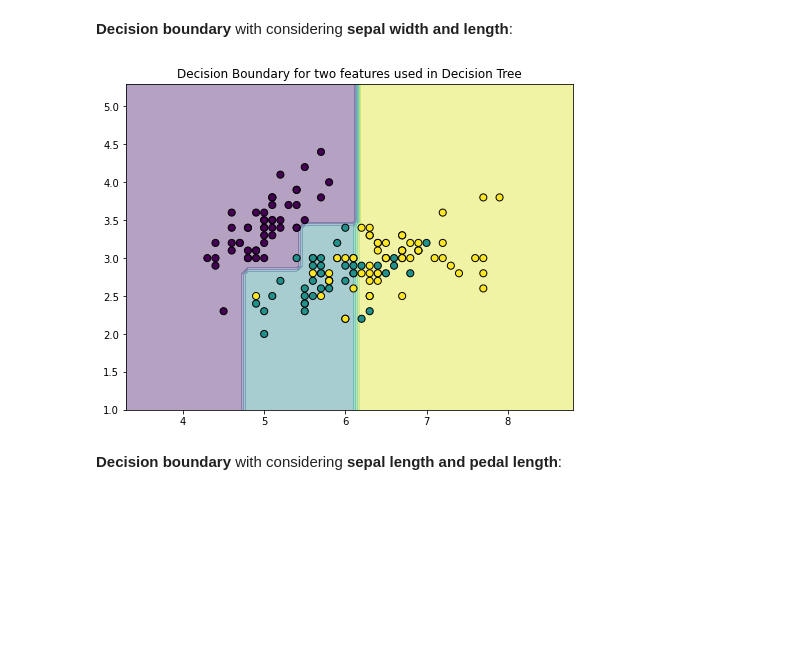
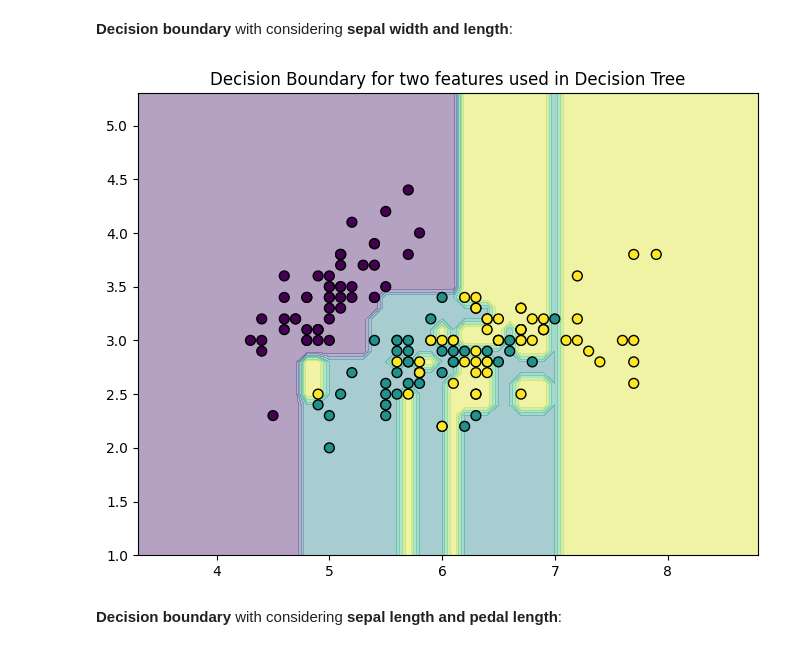
Before and after one commit to Tejasri-Pendota/FMML_Projects_and_Labs, a Jupyter notebook: M5_L2_DT.ipynb, the cells around one changed output. Drawn from its saved outputs; the diff is of its cells as text; code cells hidden in the pictures; blank space fills up the shorter version.

```diff
--- a/M5_L2_DT.ipynb
+++ b/M5_L2_DT.ipynb
@@ -154,3 +171,8 @@ Repeat Exercise 1 for the above tree as well.
 ---
 
 We observe that even though that the tree had four features available to it, the tree uses only two of them to classify the cases of species. It gives us an idea that those two features chosen are performing quite decently. Let us examine the decision boundary generated by the tree when only those two features namely **petal length and petal width** are used
+# %%
+clf = tree.DecisionTreeClassifier(random_state = 0, max_depth = 2 )
+pair = [2, 3]
+clf.fit(X[:, pair], y)
+plotDecisionBoundary(X, y, [2, 3], clf)
@@ -163,0 +188,5 @@ plotDecisionBoundary(X, y, [2, 3], clf)
+# %%
+clf = tree.DecisionTreeClassifier(random_state = 0, max_depth = 5 )
+pair = [2, 3]
+clf.fit(X[:, pair], y)
+plotDecisionBoundary(X, y, [2, 3], clf)
@@ -163,0 +195,5 @@ plotDecisionBoundary(X, y, [2, 3], clf)
+# %%
+clf = tree.DecisionTreeClassifier(random_state = 0, max_depth = 10 )
+pair = [2, 3]
+clf.fit(X[:, pair], y)
+plotDecisionBoundary(X, y, [2, 3], clf)
@@ -164,12 +202,12 @@ plotDecisionBoundary(X, y, [2, 3], clf)
 # %% [markdown]
 **Decision boundary** with considering **sepal width and length**:
 # %%
-clf = tree.DecisionTreeClassifier(random_state = 0, max_depth = 3)
+clf = tree.DecisionTreeClassifier(random_state = 0, max_depth = 10)
 pair = [0, 1]
 clf.fit(X[:, pair], y)
 plotDecisionBoundary(X, y, pair, clf)
 # %% [output]
-[figure, old version]
+[figure, new version]
 # %% [markdown]
 **Decision boundary** with considering **sepal length and pedal length**:
 # %%
```
Also changed, not shown: parts of 16 cells of this notebook.
